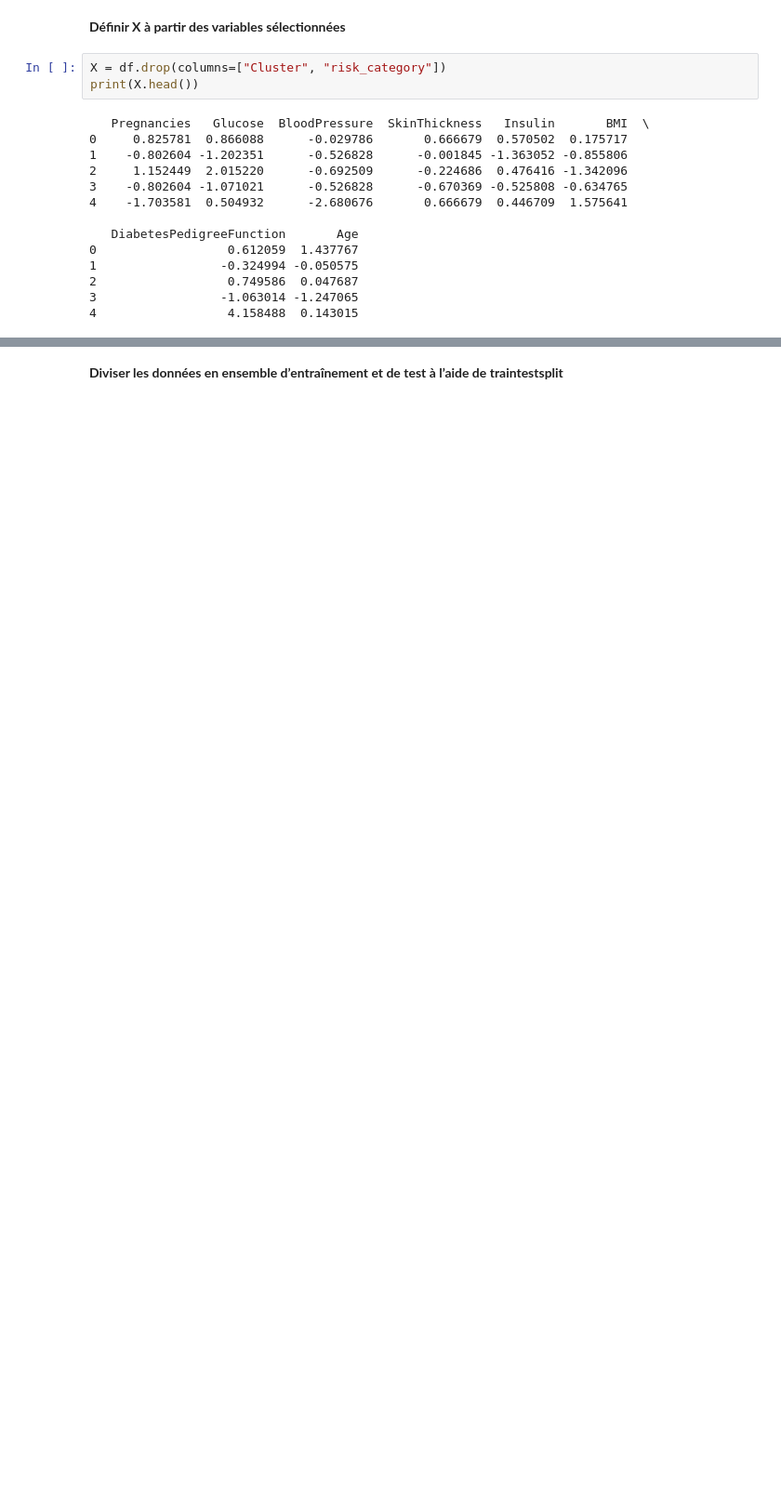
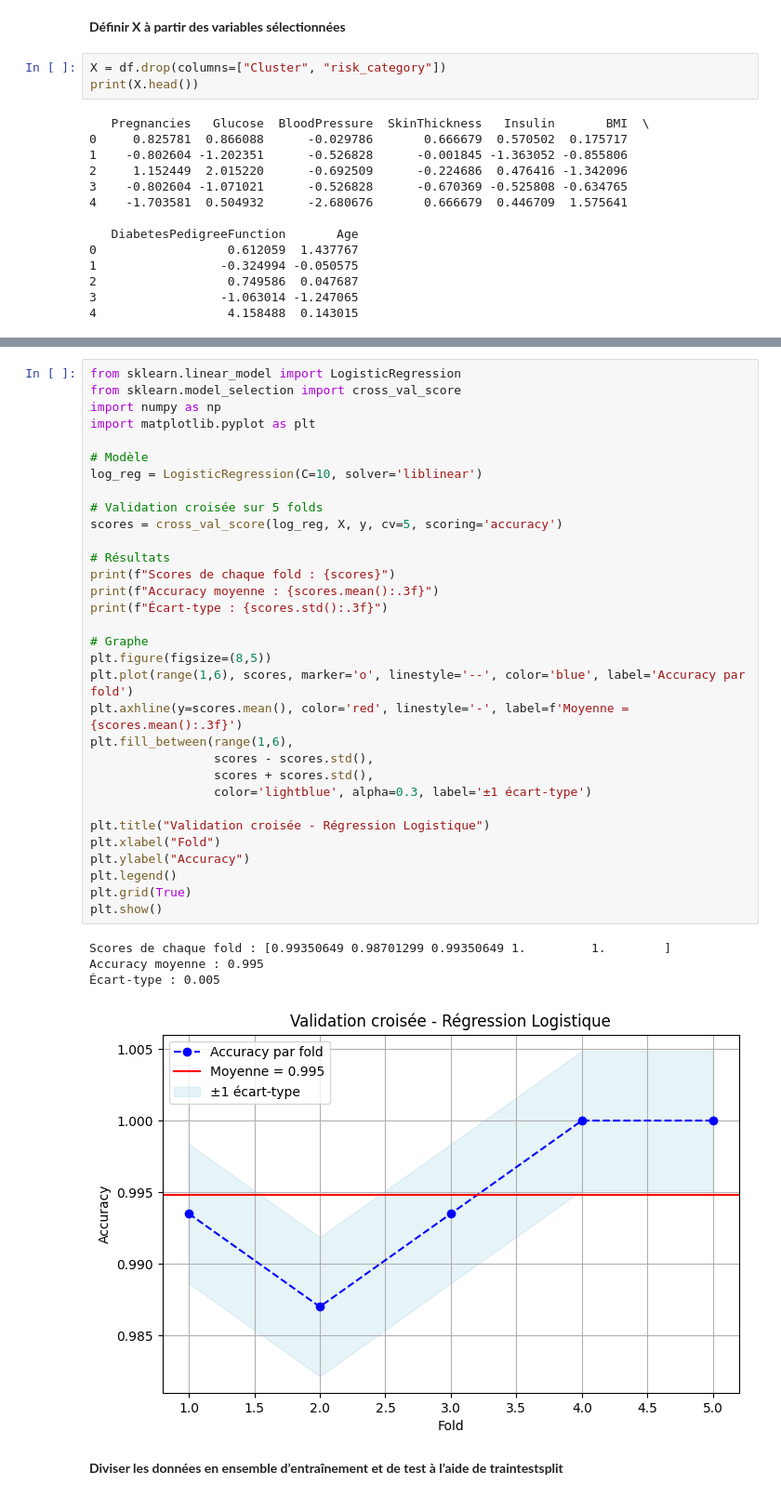
Before and after one commit to OUSSAMAEDDERKAOUI/Analyse-et-Prediction-du-Risque-de-Diabete, a Jupyter notebook: notebooks/05_Final_Model.ipynb, the cells around one changed output, grey strips where cells are left out. Shown: that part at 93% size. Cells and saved outputs as stored; diff of their text form; blank space fills up the shorter version.

```diff
--- a/notebooks/05_Final_Model.ipynb
+++ b/notebooks/05_Final_Model.ipynb
@@ -56,3 +95,40 @@ print(X.head())
+# %%
+from sklearn.linear_model import LogisticRegression
+from sklearn.model_selection import cross_val_score
+import numpy as np
+import matplotlib.pyplot as plt
+
+# Modèle
+log_reg = LogisticRegression(C=10, solver='liblinear')
+
+# Validation croisée sur 5 folds
+scores = cross_val_score(log_reg, X, y, cv=5, scoring='accuracy')
+
+# Résultats
+print(f"Scores de chaque fold : {scores}")
+print(f"Accuracy moyenne : {scores.mean():.3f}")
+print(f"Écart-type : {scores.std():.3f}")
+
+# Graphe
+plt.figure(figsize=(8,5))
+plt.plot(range(1,6), scores, marker='o', linestyle='--', color='blue', label='Accuracy par fold')
+plt.axhline(y=scores.mean(), color='red', linestyle='-', label=f'Moyenne = {scores.mean():.3f}')
+plt.fill_between(range(1,6),
+                 scores - scores.std(),
+                 scores + scores.std(),
+                 color='lightblue', alpha=0.3, label='±1 écart-type')
+
+plt.title("Validation croisée - Régression Logistique")
+plt.xlabel("Fold")
+plt.ylabel("Accuracy")
+plt.legend()
+plt.grid(True)
+plt.show()
+# %% [output]
+Scores de chaque fold : [0.99350649 0.98701299 0.99350649 1.         1.        ]
+Accuracy moyenne : 0.995
+Écart-type : 0.005
+[figure, added]
 # %% [markdown]
 **Diviser les données en ensemble d’entraînement et de test à l’aide de traintestsplit**
 # %%
```
Also changed, not shown: parts of 7 cells of this notebook, 9 other files.
